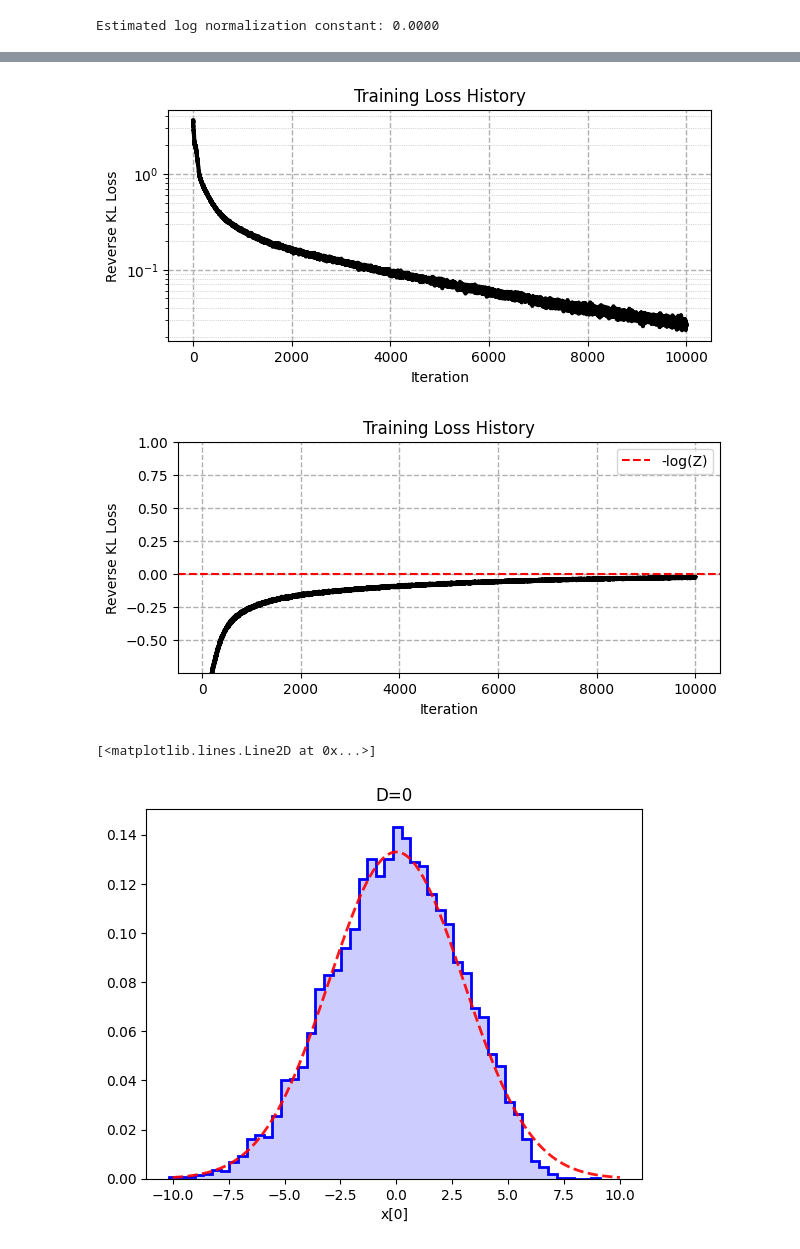
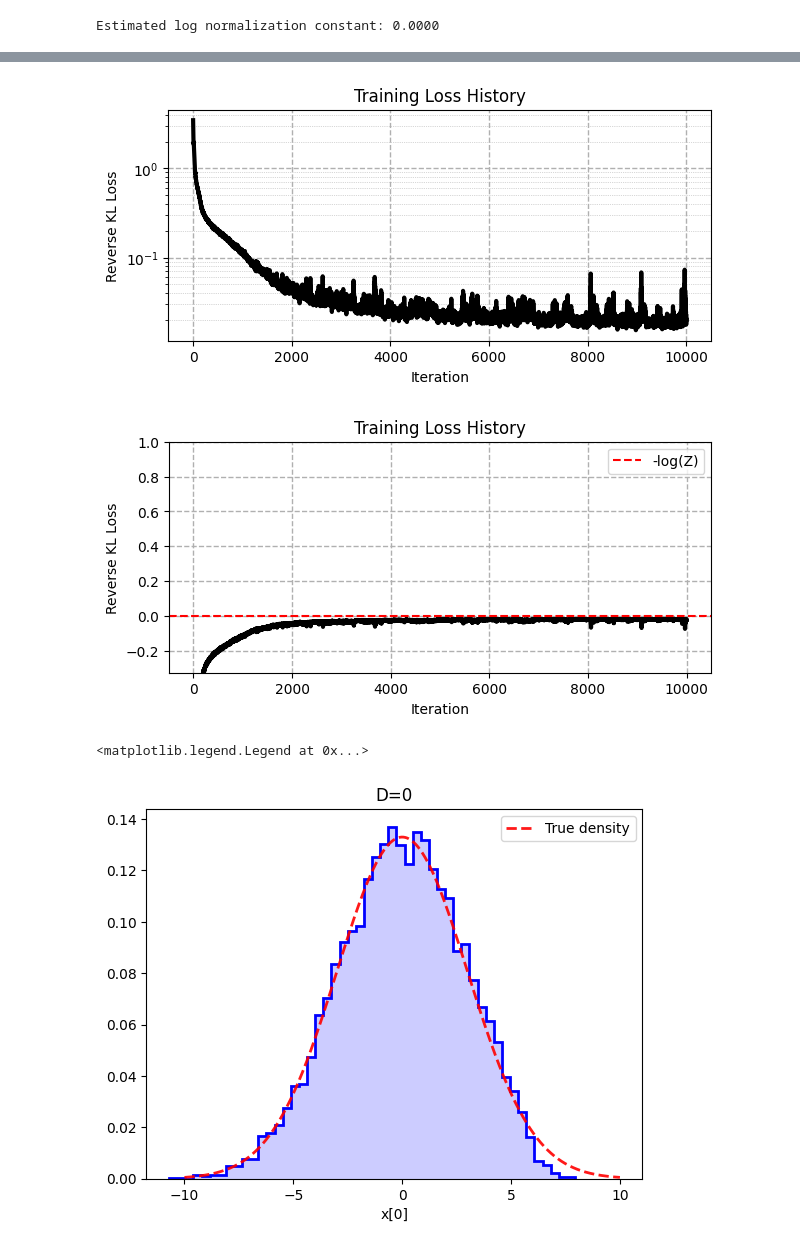
Before and after one commit to alexxthiery/nflows, a Jupyter notebook: notebooks/real_nvp_neals_funnel.ipynb, the cells around one changed output, grey strips where cells are left out. Drawn from its saved outputs; the diff is of its cells as text; code cells hidden in the pictures.

Commit message:
add regularization/stabilization with the LOFT function

```diff
--- a/notebooks/real_nvp_neals_funnel.ipynb
+++ b/notebooks/real_nvp_neals_funnel.ipynb
@@ -38,6 +41,7 @@ flow, params = build_realnvp(
     use_permutation = False,
     use_linear = True,
     trainable_base=True,  # let the base adapt a bit
+    loft_tau=50.
 )
 # %%
 # sample from the flow
@@ -144,7 +148,7 @@ def reverse_kl_loss(params, key, n_samples, sticking_the_landing=True) -> jnp.nd
     return - elbo
 # %%
 # for stability, use gradient clipping
-learning_rate = 1e-5
+learning_rate = 1e-3
 clip_norm = 5.0
 
 optimizer = optax.chain(
@@ -236,7 +240,7 @@ plt.xlabel("Iteration")
 plt.ylabel("Reverse KL Loss")
 plt.show()
 # %% [output]
-[figure, old version]
+[figure, new version]
 # %%
 loss_history = np.array(loss_history)
 elbo = -loss_history
@@ -260,7 +264,7 @@ plt.xlabel("Iteration")
 plt.ylabel("Reverse KL Loss")
 plt.show()
 # %% [output]
-[figure, old version]
+[figure, new version]
 # %%
 # define a sampling function & jit compile it
 def sample_flow(params, key, n_samples):
@@ -275,20 +279,21 @@ x_samples = sample_flow(params_train, key_samples, n_samples)
 # %%
 d = 0
 plt.hist(x_samples[:, d], bins=50, density=True, histtype="step", linewidth=2, color='blue')
 # fill with light color
 plt.hist(x_samples[:, d], bins=50, density=True, histtype="stepfilled", alpha=0.2, color='blue')
 plt.title(f"D={d}")
 plt.xlabel(f"x[{d}]")
 
 
 # superpose the true density: N(0, 3^2)
 xarr = jnp.linspace(-10, 10, 1000)
 import scipy.stats as stats
 proba = stats.norm.pdf(xarr, loc=0.0, scale=3.0)
 plt.plot(xarr, proba, 'r--', lw=2, label='True density', alpha=0.9)
+plt.legend()
 # %% [output]
-[<matplotlib.lines.Line2D at 0x...>]
+<matplotlib.legend.Legend at 0x...>
-[figure, old version]
+[figure, new version]
 # %%
 # scatter plot of first two dimensions
 plt.figure(figsize=(12,6))
```
Also changed, not shown: parts of 3 cells of this notebook, 5 other files.
